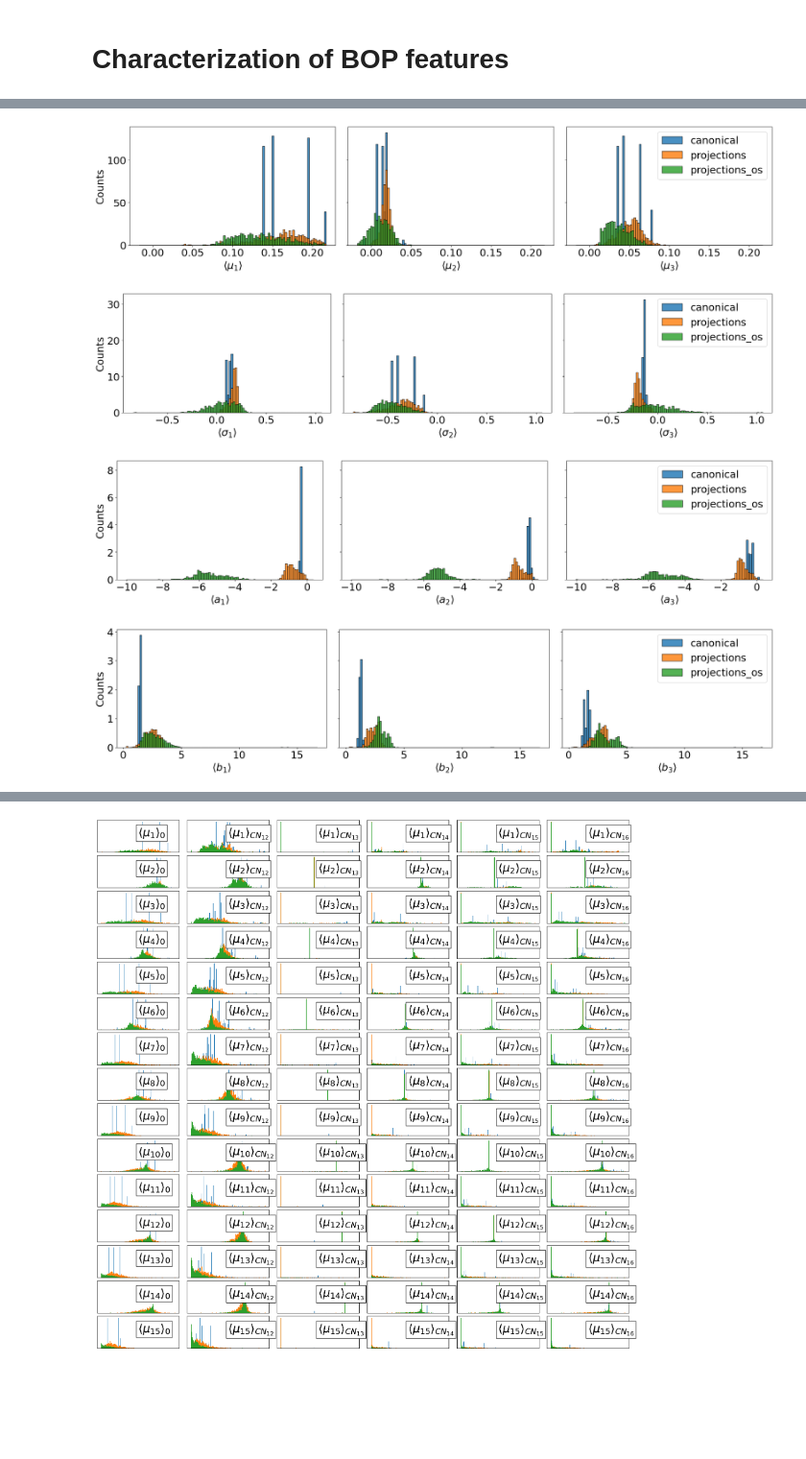
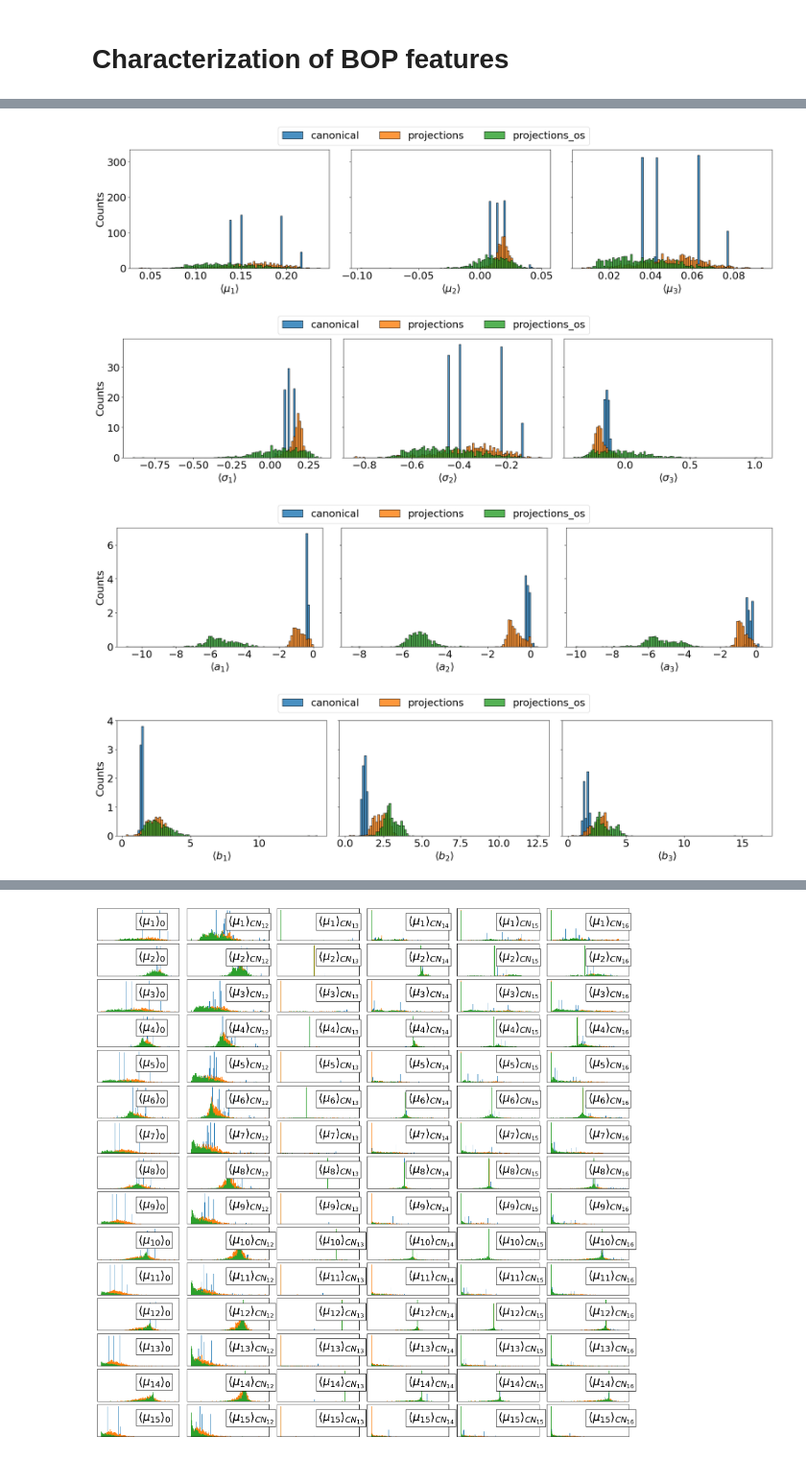
Before and after one commit to AIIMProject/MLFeMoTCPs, a Jupyter notebook: 05_ComputeBOPFeatures.ipynb, the cells around one changed output, grey strips where cells are left out. Shown at 96% size. Saved outputs shown, nothing was run; the diff lists cells and outputs as text; code cells hidden in the pictures; blank space fills up the shorter version.

```diff
--- a/05_ComputeBOPFeatures.ipynb
+++ b/05_ComputeBOPFeatures.ipynb
@@ -27,6 +28,7 @@ models = ['canonical','projections', 'projections_os']
 cutoff = 'table'
 atoms = 'initial'
 moments = 16
+retry = False
 # %%
 # only loop over the models
 atomspickle =  os.path.join(atomsobjectloc, f'{components}-POSCAR-{atoms}-rescaled-AtomsObjects.pkl')
@@ -186,18 +174,28 @@ ax.legend()
 # %%
-def comparefeatures(featurename, featuresymbol):
-    plotfeature = {f'{featurename}_{i}_0': fr'$\langle {featuresymbol}_{i} \rangle $' for i in range(1,4)}
-    nplots = len(plotfeature)
-    fig = plt.figure(figsize=(7*nplots, 5))
-    ax = fig.subplots(1, nplots, sharey=True)
+def comparefeatures(featurename, featuresymbol, ax = None, suffix = '_0'):
+    plotfeature = f'{featurename}{suffix}'
+    symbol = fr'$\langle {featuresymbol} \rangle $'
+    if ax is None:
+        fig, ax = plt.subplots(figsize=(7, 5))
     ensamble = []
-    for thisresultcnav, thisname in zip(resultscnav.values(), plotfeature.keys()):
-        ensamble.append(thisresultcnav[thisname] )
+    for thisresultcnav in resultscnav.values():
+        ensamble.append(thisresultcnav[plotfeature] )
     ensamble = pd.concat(ensamble, axis=0)
     thisrange = [ensamble.min(), ensamble.max()]
-    for i, (feature, title) in enumerate(plotfeature.items()):
-        ax[i].set_xlabel(title)
-        for model, result in resultscnav.items():
-            ax[i].hist(result[feature], density=True, bins=100, alpha=0.81, edgecolor='k', label=model, range=thisrange)
-    ax[-1].legend()
-    ax[0].set_ylabel('Counts')
-    fig.tight_layout()
+    for model, result in resultscnav.items():
+        ax.hist(result[plotfeature], density=True, bins=100, alpha=0.81, edgecolor='k', label=model, range=thisrange)
+    ax.set_xlabel(symbol)
+    ax.legend()
+    ax.set_ylabel('Counts')
+# %%
+def compare_many_orders(featurename, featuresymbol, norders = 3):
+    fig, axes = plt.subplots(1, norders, figsize=(7*norders, 5), sharey=True)
+    for i, ax in enumerate(axes):
+        tfeaturename = featurename+f'_{i+1}'
+        tfeaturesymbol = featuresymbol+f'_{i+1}'
+        comparefeatures(tfeaturename, tfeaturesymbol, ax=ax)
+        ax.legend([]).remove()
+    handles, labels = axes[-1].get_legend_handles_labels()
+    fig.legend(handles, labels, loc='upper center', ncol=len(labels), bbox_to_anchor=(0.5,1.1))
+    [ax.set_ylabel('') for ax in axes[1:]]
+    fig.tight_layout()
@@ -204,19 +206,19 @@ def comparefeatures(featurename, featuresymbol):
 # %%
-comparefeatures('normed_moments','\mu')
+compare_many_orders('normed_moments','\mu')
 # %% [output]
-[figure, old version]
+[figure, new version]
 # %%
-comparefeatures('sigma', '\sigma')
+compare_many_orders('sigma', '\sigma')
 # %% [output]
-[figure, old version]
+[figure, new version]
 # %%
-comparefeatures('an', 'a')
+compare_many_orders('an', 'a')
 # %% [output]
-[figure, old version]
+[figure, new version]
 # %%
-comparefeatures('bn', 'b')
+compare_many_orders('bn', 'b')
 # %% [output]
-[figure, old version]
+[figure, new version]
 # %%
 CP = ['0', 'CN12', 'CN13', 'CN14','CN15','CN16']
 CPSYMB=['_{0}',  '{CN_{12}}', '{CN_{13}}', '{CN_{14}}','{CN_{15}}','{CN_{16}}']
```
Also changed, not shown: parts of 37 cells of this notebook.
